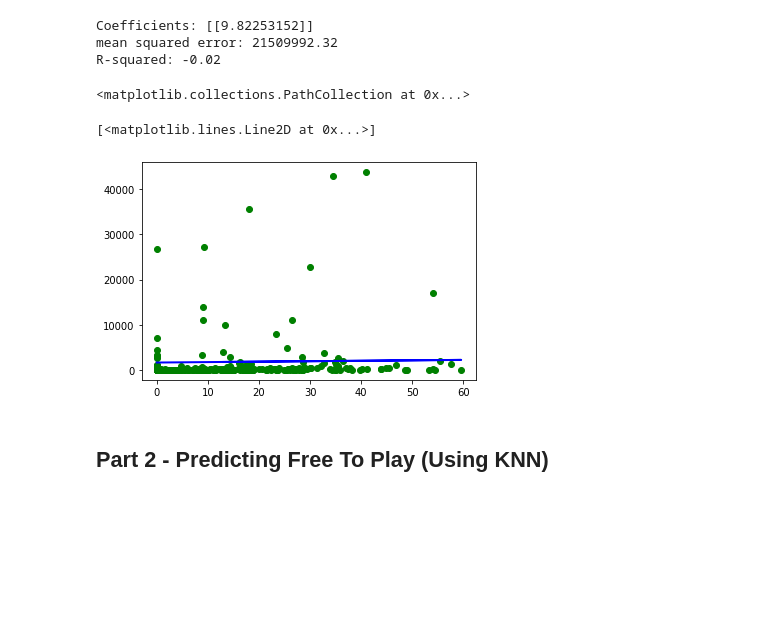
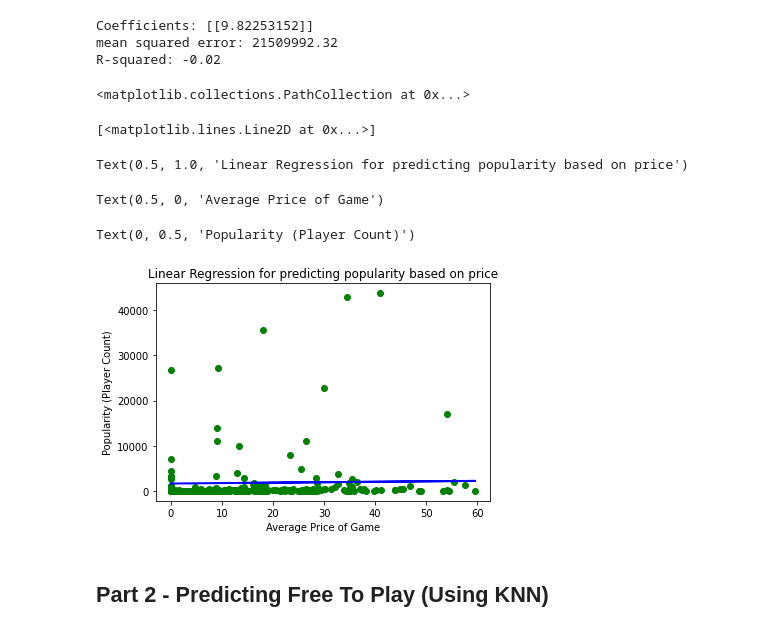
Before and after one commit to MarkoGlamocak/418courseproject, a Jupyter notebook: 418courseproject.ipynb, the cells around one changed output. Saved outputs shown, nothing was run; the diff lists cells and outputs as text; code cells hidden in the pictures; blank space fills up the shorter version.

```diff
--- a/418courseproject.ipynb
+++ b/418courseproject.ipynb
@@ -458,13 +458,18 @@ R-squared: -0.02
 # %%
 # Plot
 plt.scatter(X_test, y_test,  color='green')
 plt.plot(X_test, popularity_predictions, color='blue', linewidth=2)
-
+plt.title('Linear Regression for predicting popularity based on price')
+plt.xlabel('Average Price of Game')
+plt.ylabel('Popularity (Player Count)')
 plt.show()
 # %% [output]
 <matplotlib.collections.PathCollection at 0x...>
 [<matplotlib.lines.Line2D at 0x...>]
+Text(0.5, 1.0, 'Linear Regression for predicting popularity based on price')
+Text(0.5, 0, 'Average Price of Game')
+Text(0, 0.5, 'Popularity (Player Count)')
-[figure, old version]
+[figure, new version]
 # %% [markdown]
 ## Part 2 - Predicting Free To Play (Using KNN)
 # %%
```
